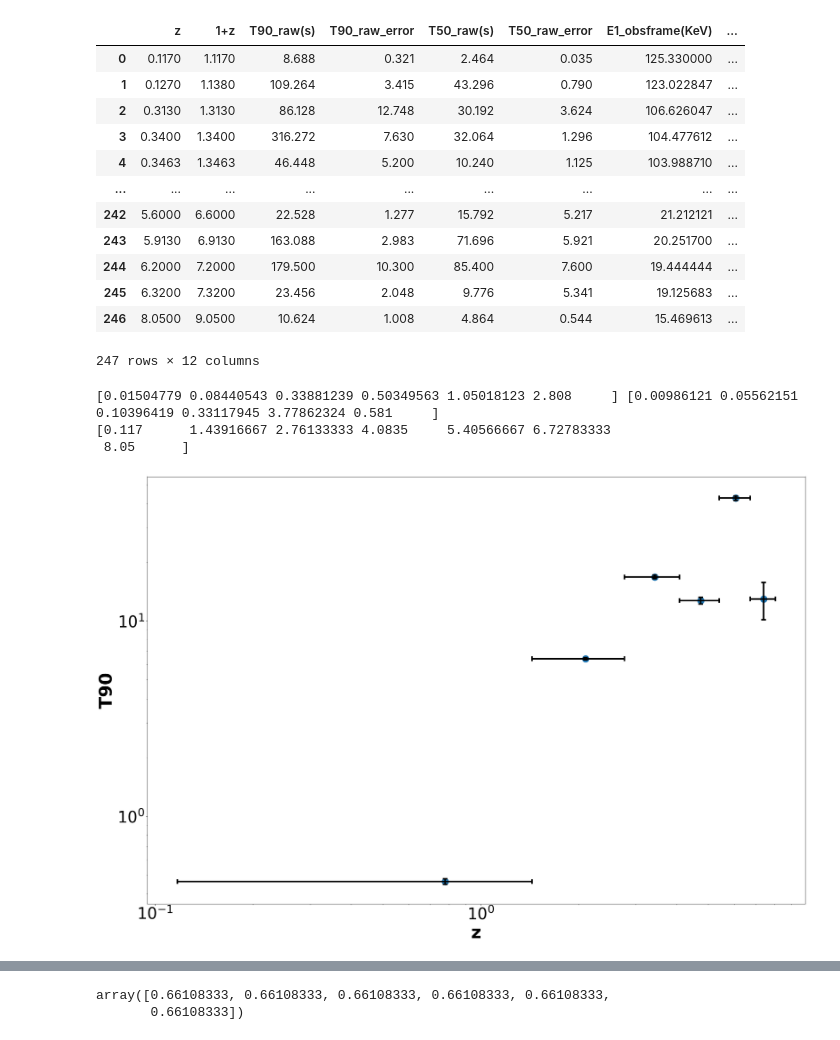
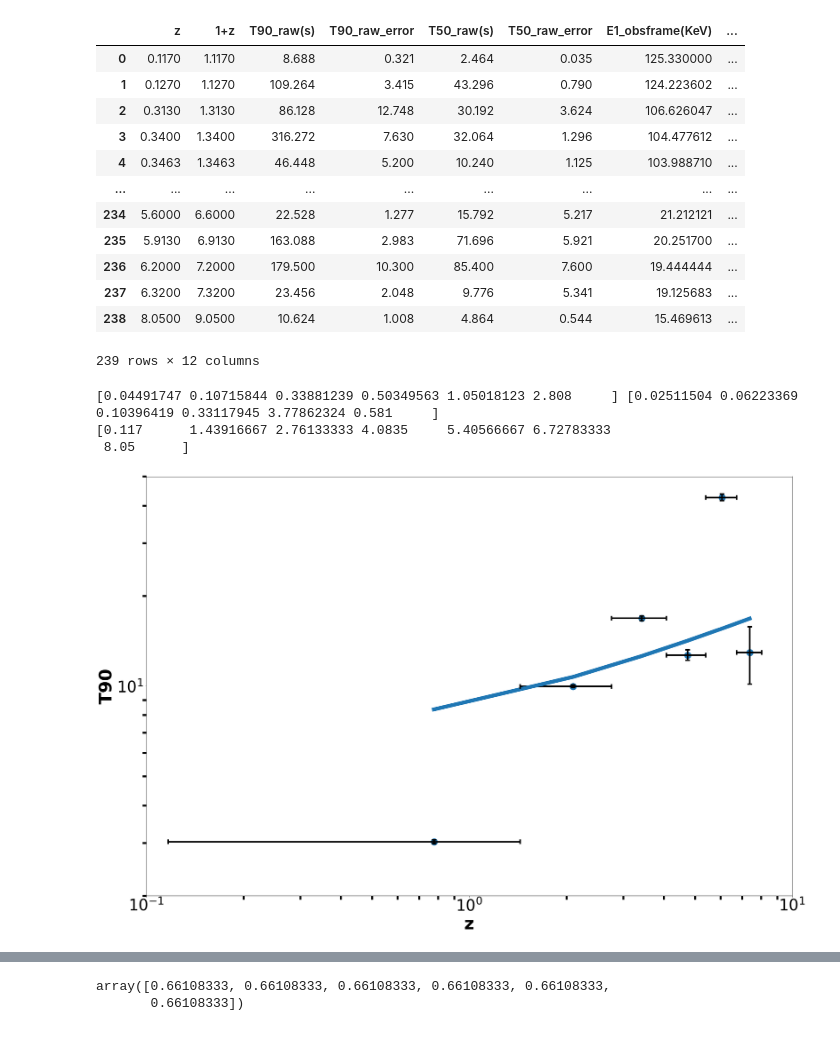
Before and after one commit to Amiteshh/GRB-Analysis, a Jupyter notebook: Weighted mean calcs.ipynb, the cells around one changed output, grey strips where cells are left out. Saved outputs shown, nothing was run; the diff lists cells and outputs as text; code cells hidden in the pictures.

```diff
--- a/Weighted mean calcs.ipynb
+++ b/Weighted mean calcs.ipynb
@@ -7,7 +7,8 @@ from astropy.io import ascii
 from scipy.optimize import curve_fit
 from matplotlib.pylab import plt
 #data=ascii.read('grb2.txt')
-data=pd.read_excel('to_process_in_python.xlsx')
+data=pd.read_excel('grb2.xlsx',sheet_name='Sheet1')   #Input data will be grb2.xlsx for those GRBs who have T90_raw>2 seconds
+                                                      #and to_process_in_python.xlsx for all sampled GRBs (comprehensive analyis)
 # %%
 data
 # %% [output]
@@ -34,17 +38,17 @@ data
 # %% [output]
 |  | z | 1+z | T90_raw(s) | T90_raw_error | T50_raw(s) | T50_raw_error | E1_obsframe(KeV) | ... |
 | 0 | 0.1170 | 1.1170 | 8.688 | 0.321 | 2.464 | 0.035 | 125.330000 | ... |
-| 1 | 0.1270 | 1.1380 | 109.264 | 3.415 | 43.296 | 0.790 | 123.022847 | ... |
+| 1 | 0.1270 | 1.1270 | 109.264 | 3.415 | 43.296 | 0.790 | 124.223602 | ... |
 | 2 | 0.3130 | 1.3130 | 86.128 | 12.748 | 30.192 | 3.624 | 106.626047 | ... |
 | 3 | 0.3400 | 1.3400 | 316.272 | 7.630 | 32.064 | 1.296 | 104.477612 | ... |
 | 4 | 0.3463 | 1.3463 | 46.448 | 5.200 | 10.240 | 1.125 | 103.988710 | ... |
 | ... | ... | ... | ... | ... | ... | ... | ... | ... |
-| 242 | 5.6000 | 6.6000 | 22.528 | 1.277 | 15.792 | 5.217 | 21.212121 | ... |
-| 243 | 5.9130 | 6.9130 | 163.088 | 2.983 | 71.696 | 5.921 | 20.251700 | ... |
-| 244 | 6.2000 | 7.2000 | 179.500 | 10.300 | 85.400 | 7.600 | 19.444444 | ... |
-| 245 | 6.3200 | 7.3200 | 23.456 | 2.048 | 9.776 | 5.341 | 19.125683 | ... |
-| 246 | 8.0500 | 9.0500 | 10.624 | 1.008 | 4.864 | 0.544 | 15.469613 | ... |
+| 234 | 5.6000 | 6.6000 | 22.528 | 1.277 | 15.792 | 5.217 | 21.212121 | ... |
+| 235 | 5.9130 | 6.9130 | 163.088 | 2.983 | 71.696 | 5.921 | 20.251700 | ... |
+| 236 | 6.2000 | 7.2000 | 179.500 | 10.300 | 85.400 | 7.600 | 19.444444 | ... |
+| 237 | 6.3200 | 7.3200 | 23.456 | 2.048 | 9.776 | 5.341 | 19.125683 | ... |
+| 238 | 8.0500 | 9.0500 | 10.624 | 1.008 | 4.864 | 0.544 | 15.469613 | ... |
-247 rows × 12 columns
+239 rows × 12 columns
 # %%
 #Some Matplotlib settings
 from pylab import rcParams
@@ -52,7 +56,13 @@ rcParams['figure.figsize'] = 30, 20
 plt.rc('axes', labelsize='45')
 plt.xticks(fontsize='40')
 plt.yticks(fontsize='40')
+rcParams['xtick.minor.size'] = 10
+rcParams['xtick.minor.width'] = 5
+rcParams['ytick.minor.size'] = 10
+rcParams['ytick.labelsize'] = 30
+rcParams['ytick.minor.width'] = 5
 
+#Assigning the variables their correct values for easier analysis
 
 z=(data['z'])  # variable z is really 1+z
 t90=(data['T90_(s)'])
@@ -71,36 +81,65 @@ x_mid = 0.5 * (bin_edges[1:] + bin_edges[:-1])
 xbin=0.5*(bin_edges[1]-bin_edges[0])
 digitized_array = np.digitize(z, bins = bin_edges)
 
 
 y90=np.array([np.sum(wtt90[digitized_array == i])   for i in set(digitized_array)])
 yerr90=np.array([np.sum(err90[digitized_array == i])   for i in set(digitized_array)])
 
 y50=np.array([np.sum(wtt50[digitized_array == i])   for i in set(digitized_array)])
 yerr50=np.array([np.sum(err50[digitized_array == i])   for i in set(digitized_array)])
 
 wtmean90=y90/yerr90
 wtmean50=y50/yerr50
 
 errwtmean90=np.sqrt(1.0/yerr90)
 errwtmean50=np.sqrt(1.0/yerr50)
 
 print (errwtmean90,errwtmean50)
 
+
+#Parameters for best fit for those GRBs who have T90_raw>2 seconds
+A_t90=6.45
+B_t90=0.45
+A_t50=4.32
+B_t50=0.31
+
+#Parameters for best fit for full grbs (comprehensive analysis)
+#A_t90=0.93
+#B_t90=1.59
+#A_t50=1.58
+#B_t50=1.03
+
+
+#Curve for best fit
+
+y_t90=(A_t90)*(1+x_mid)**(B_t90)
+
+#Plotting the scatter points and error bars
+plt.plot(x_mid,y_t90,linewidth=10)
+plt.yscale('log')
+plt.xscale('log')
 plt.errorbar(x_mid,wtmean90,yerr=errwtmean90,xerr=xbin,fmt='.k',elinewidth=4,capsize=6,capthick=4)
 plt.scatter(x_mid, wtmean90, s = 300)
+
+
+
+
 
 
 print (bin_edges)
 plt.yscale('log')
 plt.xscale('log')
 plt.xlabel('z',fontweight='bold')
 plt.ylabel('T90',fontweight='bold')
-plt.savefig('t90_WM.pdf')
+
+plt.ylim([2,50])
+plt.xlim([0.1,10])
+plt.savefig('T90_vs_z_WM_with_log_T90_raw_gt_2s.pdf')
 # %% [output]
-[0.01504779 0.08440543 0.33881239 0.50349563 1.05018123 2.808     ] [0.00986121 0.05562151 0.10396419 0.33117945 3.77862324 0.581     ]
+[0.04491747 0.10715844 0.33881239 0.50349563 1.05018123 2.808     ] [0.02511504 0.06223369 0.10396419 0.33117945 3.77862324 0.581     ]
 [0.117      1.43916667 2.76133333 4.0835     5.40566667 6.72783333
  8.05      ]
-[figure, old version]
+[figure, new version]
 # %%
 #Plotting weighted means for T50
 #Some Matplotlib settings
```
Also changed, not shown: parts of 4 cells of this notebook.
